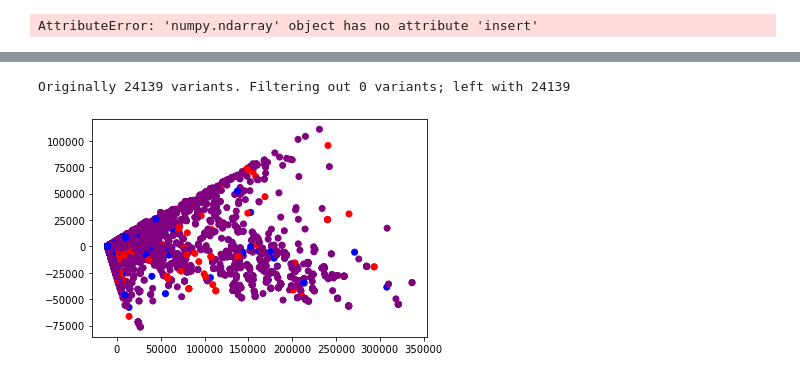
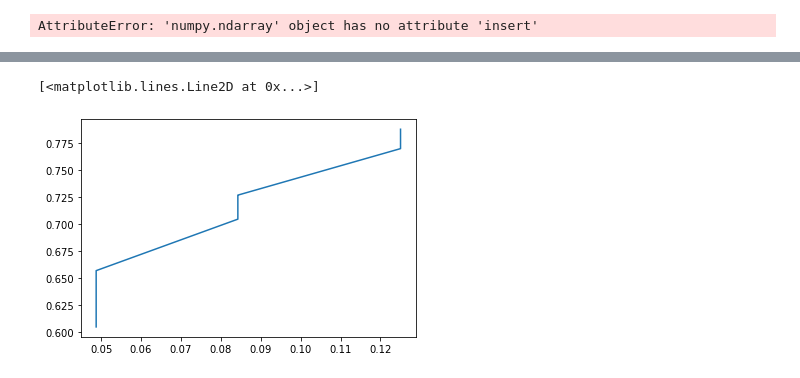
Before and after one commit to sshaul/variant-modeling, a Jupyter notebook: variant_modeling.ipynb, the cells around one changed output, grey strips where cells are left out. Cells and saved outputs as stored; diff of their text form; code cells hidden in the pictures.

Commit message:
Data analysis, label spread but without test set balancing

```diff
--- a/variant_modeling.ipynb
+++ b/variant_modeling.ipynb
@@ -1129,17 +386,0 @@ Linear regression Score: -0.0003680596078408538
-# %%
-# Raw data from csv
-t1d_data_raw = pandas.read_csv(t1d_mat, sep='\s+')
-
-# Splitting labels and data
-t1d_labels_raw = t1d_data_raw["Probability"]
-t1d_var_data = t1d_data_raw['VarID']
-t1d_data_raw = t1d_data_raw.drop(['VarID', 'Probability'], axis=1)
-
-# Filtering out variants with all 0s
-print("Originally", len(t1d_data_raw), "variants.", "Filtering out", len(t1d_data_raw) - len(t1d_data_raw[(t1d_data_raw.T != 0).any()]), "variants; left with", len(t1d_data_raw[(t1d_data_raw.T != 0).any()]))
-
-t1d_data = t1d_data_raw[(t1d_data_raw.T != 0).any()]  # Only non-zero variants
-t1d_labels = t1d_labels_raw[t1d_labels_raw.index.isin(t1d_data.index)]  # Get matching labels
-t1d_var_idx = t1d_var_data[t1d_var_data.index.isin(t1d_data.index)]   # Get matching Variant IDs
-# %% [output]
-Originally 24139 variants. Filtering out 0 variants; left with 24139
@@ -1149,36 +386,0 @@ new_data = pca.fit_transform(t1d_data)
-# %%
-# Categorical labelling
-def label_prob(prob, prob_threshold_high, prob_threshold_low):
-    if prob > prob_threshold_high:
-        return 1
-    elif prob < prob_threshold_low:
-        return 0
-    else:
-        return -1
-
-t1d_labels_thresh = t1d_labels.apply(lambda row: label_prob(row, 0.01, 0.000007))
-
-# Make the plot
-fig = plt.figure()
-ax = fig.add_subplot(111)
-color_map = ['purple', 'red', 'blue']
-colors = [color_map[t1d_labels_thresh[x] + 1] for x in range(len(t1d_labels_thresh.values))]
-ax.scatter(new_data[:,0], new_data[:,1], color=colors)
-
-# ax.set_xlabel("PC 1", size=15)
-# ax.set_ylabel("PC 2", size=15)
-# ax.set_xticklabels(ax.get_xticks(), size=12)
-# ax.set_yticklabels(ax.get_yticks(), size=12)
-# ax.spines["top"].set_visible(False);
-# ax.spines["right"].set_visible(False);
-# ax.get_xaxis().tick_bottom();
-# ax.get_yaxis().tick_left();
-t1d_PCS = t1d_data.copy(deep=True)
-t1d_PCS.insert(0, "VarID", t1d_var_data)
-t1d_PCS.insert(len(t1d_data.columns), "PC1", new_data[:,0])
-t1d_PCS.insert(len(t1d_PCS.columns), "PC2", new_data[:,1])
-t1d_PCS.sort_values('PC1', ascending=False)[:10].to_csv('Results/top_10_PC1_vals_varIDs.csv')
-t1d_less_than_100 = t1d_PCS[t1d_PCS.PC1 <= 100]
-t1d_less_than_100[t1d_less_than_100.PC1 >= 0].sort_values('PC1')[:10].to_csv('Results/top_10_PC1_vals_varIDs.csv', mode='a')
-# %% [output]
-[figure, removed]
@@ -1187,0 +387,17 @@ t1d_less_than_100[t1d_less_than_100.PC1 >= 0].sort_values('PC1')[:10].to_csv('Re
+# %%
+t1d_res = pandas.read_csv('./Results/label_spreading_res_normalized_fixed_cv.csv')
+t2d_res = pandas.read_csv('./Results/t2d_normalized_label_spreading.csv')
+# %%
+x = t1d_res["Labelled/Unlabelled Ratio"]
+y = t1d_res['Average Accuracy Score']
+
+zipped = zip(x, y)
+sortedlist = sorted(zipped)
+
+tuples = zip(*sortedlist)
+x, y = [list(tuple) for tuple in tuples]
+
+plt.plot(x, y, label='label/unlabel ratio')
+# %% [output]
+[<matplotlib.lines.Line2D at 0x...>]
+[figure, added]
```
Also changed, not shown: parts of 50 cells of this notebook, 3 other files.
